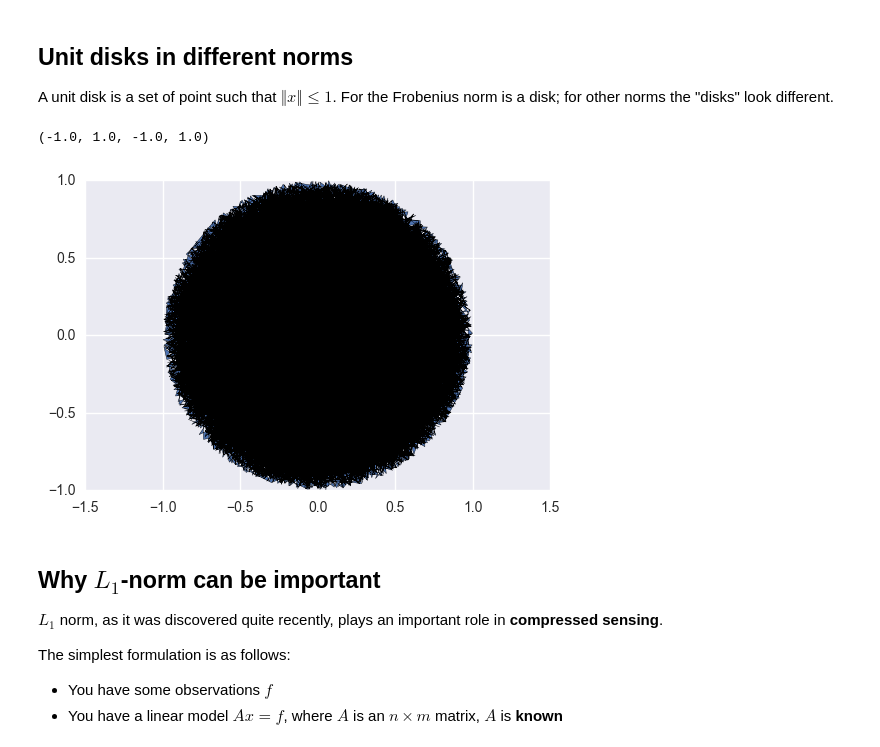
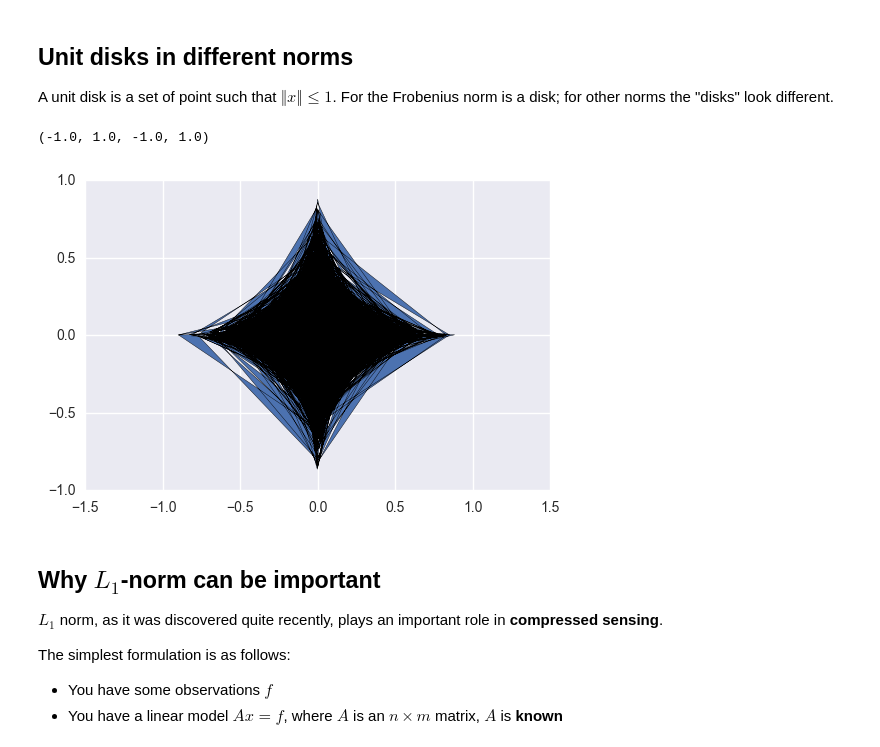
Before and after one commit to oseledets/nla2016, a Jupyter notebook: lectures/lecture-1.ipynb, the cells around one changed output. Drawn from its saved outputs; the diff is of its cells as text; code cells hidden in the pictures.

```diff
--- a/lectures/lecture-1.ipynb
+++ b/lectures/lecture-1.ipynb
@@ -279,21 +300,21 @@ A unit disk is a set of point such that $\Vert x \Vert \leq 1$. For the Frobeniu
 # %%
 %matplotlib inline
 import seaborn as sns
 import matplotlib.pyplot as plt
 import numpy as np
-p = 2 #Which norm do we use
+p = 0.5 #Which norm do we use
 M = 40000 #Number of sampling points
 a = np.random.randn(M, 2)
 b = []
 for i in xrange(M):
     if np.linalg.norm(a[i, :], p) <= 1:
         b.append(a[i, :])
 b = np.array(b)
 plt.fill(b[:, 0], b[:, 1])
 plt.axis('equal')
 # %% [output]
 (-1.0, 1.0, -1.0, 1.0)
-[figure, old version]
+[figure, new version]
 # %% [markdown]
 ## Why $L_1$-norm can be important
 $L_1$ norm, as it was discovered quite recently, plays an important role in **compressed sensing**.
```
Also changed, not shown: parts of 9 cells of this notebook, 4 other files.
